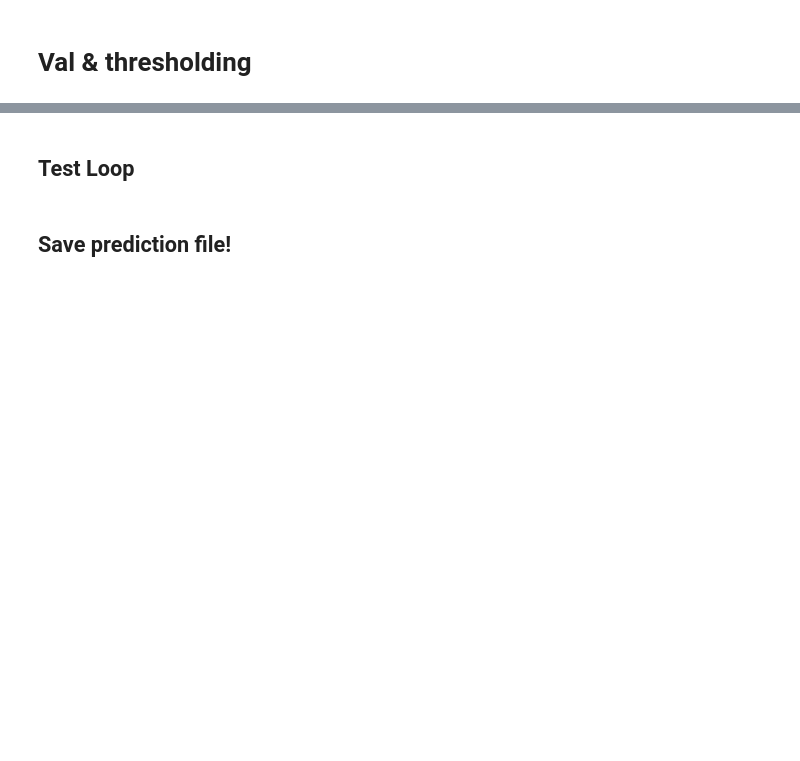
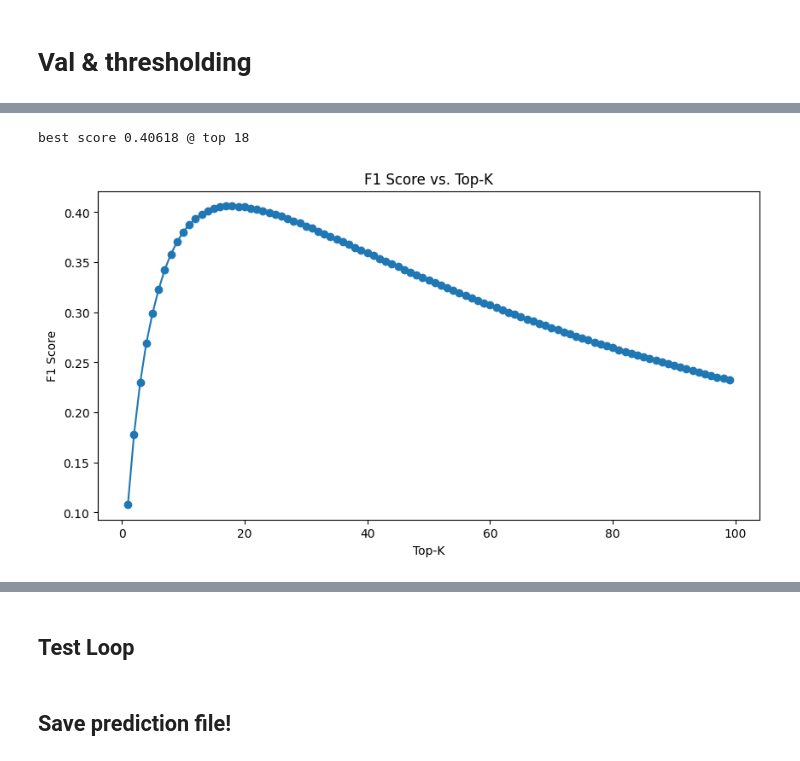
Before and after one commit to yash-raj202134/GeoLifeCLEF-LifeCLEF-CVPR-FGVC, a Jupyter notebook: research/Baseline_experiments/geolife-baseline-crossval-topk-earlystopping.ipynb, the cells around one changed output, grey strips where cells are left out. Drawn from its saved outputs; the diff is of its cells as text; code cells hidden in the pictures; blank space fills up the shorter version.

```diff
--- a/research/Baseline_experiments/geolife-baseline-crossval-topk-earlystopping.ipynb
+++ b/research/Baseline_experiments/geolife-baseline-crossval-topk-earlystopping.ipynb
@@ -503,7 +508,7 @@ Training for 15 epochs started.
 # Val & thresholding
 # %%
 model = MultimodalEnsemble(num_classes).to(device)
-model.load_state_dict(torch.load("models/baseline/best.pth",map_location=device))
+model.load_state_dict(torch.load("models/baseline/main/best.pth",map_location=device))
 model.eval();
 # %%
 with torch.no_grad():
@@ -549,12 +556,25 @@ def eval_pred(pred,gt):
 pred_sorted = np.argsort(-all_predictions, axis=1)
 best_top_k = 1
 best_score = 0
-
+f1_scores = []
 for k in tqdm(range(1,100)):
     top_k = pred_sorted[:, :k].tolist()
     score = eval_pred(top_k,gt)
+    f1_scores.append(score)
     if score > best_score :
         best_score = score
         best_top_k = k
 
 print(f'best score {best_score:.5f} @ top {best_top_k}')
+# %% [output]
+best score 0.40618 @ top 18
+# %%
+# Plot F1 score vs. top-k
+plt.figure(figsize=(10, 5))
+plt.plot(range(1, 100), f1_scores, marker='o')
+plt.xlabel('Top-K')
+plt.ylabel('F1 Score')
+plt.title('F1 Score vs. Top-K')
+plt.show()
+# %% [output]
+[figure, added]
```
Also changed, not shown: parts of 15 cells of this notebook, 12 other files.
